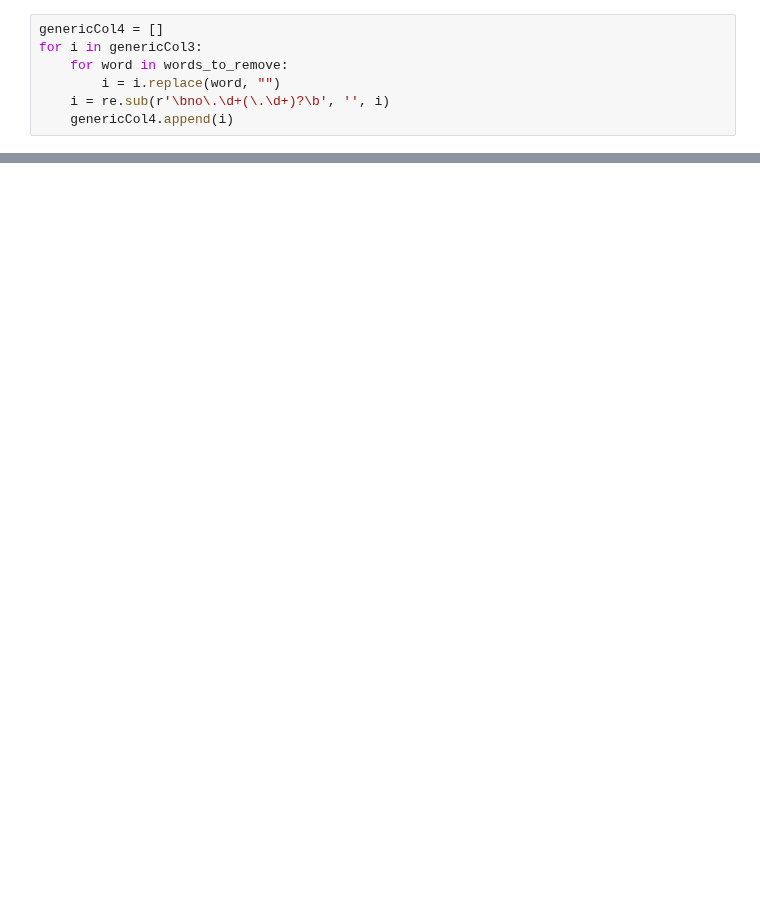
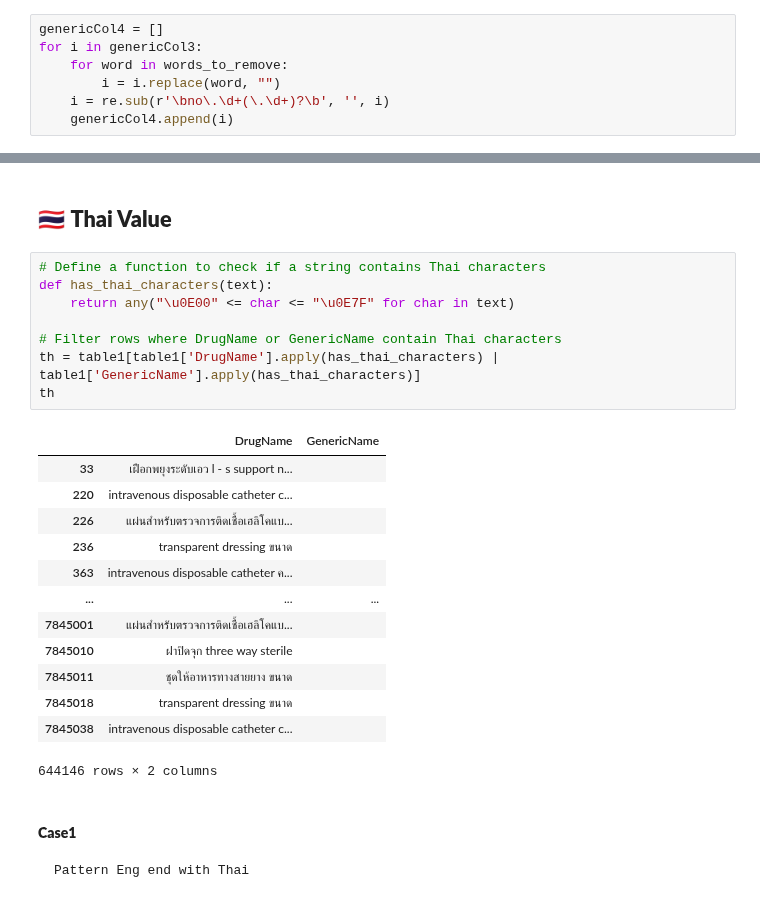
Before and after one commit to nxxk23/PROJECT, a Jupyter notebook: PrescriptionFile.ipynb, the cells around one changed output, grey strips where cells are left out. Cells and saved outputs as stored; diff of their text form; blank space fills up the shorter version.

Commit message:
Thai Words Case

```diff
--- a/PrescriptionFile.ipynb
+++ b/PrescriptionFile.ipynb
@@ -348,0 +217,27 @@ pre_df.to_excel('PresriptionFile.xlsx')
+# %% [markdown]
+## 🇹🇭 **Thai Value**
+# %%
+# Define a function to check if a string contains Thai characters
+def has_thai_characters(text):
+    return any("\u0E00" <= char <= "\u0E7F" for char in text)
+
+# Filter rows where DrugName or GenericName contain Thai characters
+th = table1[table1['DrugName'].apply(has_thai_characters) | table1['GenericName'].apply(has_thai_characters)]
+th
+# %% [output]
+|  | DrugName | GenericName |
+| 33 | เฝือกพยุงระดับเอว l - s support n... |  |
+| 220 | intravenous disposable catheter c... |  |
+| 226 | แผ่นสำหรับตรวจการติดเชื้อเฮลิโคแบ... |  |
+| 236 | transparent dressing ขนาด |  |
+| 363 | intravenous disposable catheter ค... |  |
+| ... | ... | ... |
+| 7845001 | แผ่นสำหรับตรวจการติดเชื้อเฮลิโคแบ... |  |
+| 7845010 | ฝาปิดจุก three way sterile |  |
+| 7845011 | ชุดให้อาหารทางสายยาง ขนาด |  |
+| 7845018 | transparent dressing ขนาด |  |
+| 7845038 | intravenous disposable catheter c... |  |
+644146 rows × 2 columns
+# %% [markdown]
+#### **Case1**
+    Pattern Eng end with Thai
```
Also changed, not shown: parts of 41 cells of this notebook.
